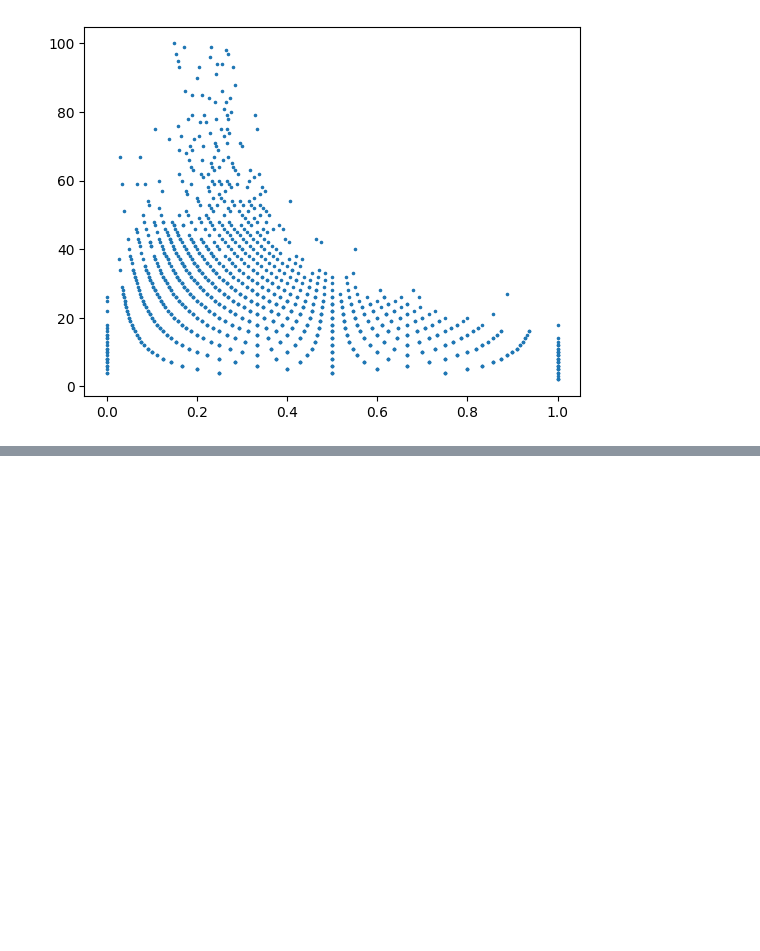
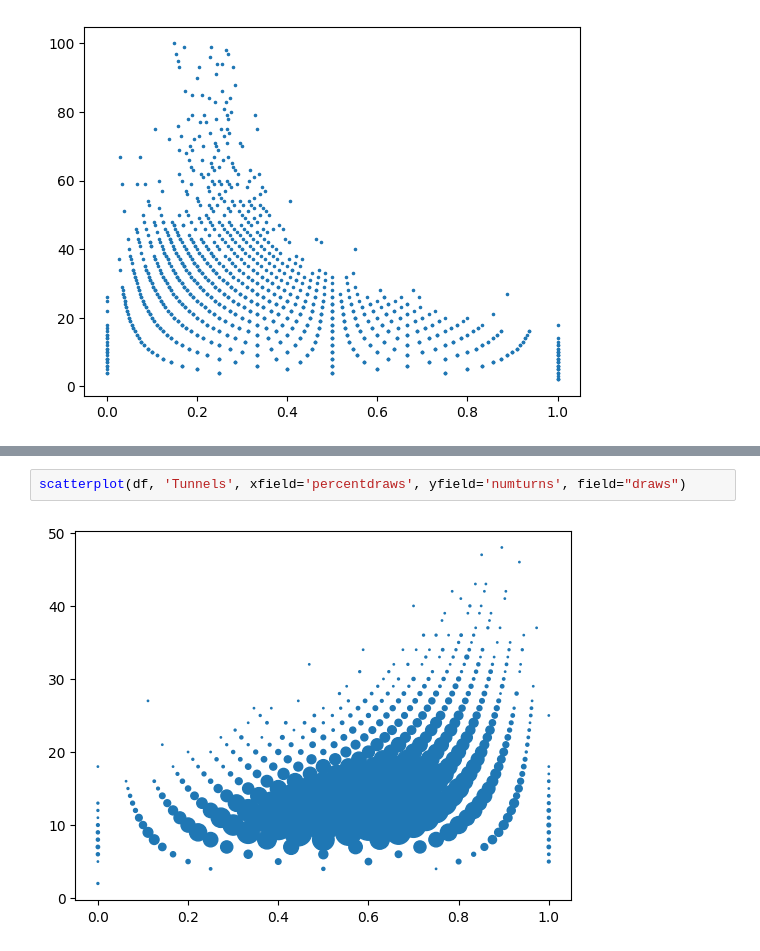
Before and after one commit to P-Hicks/SeniorResearchProject, a Jupyter notebook: notebook_turn_type_graphs.ipynb, the cells around one changed output, grey strips where cells are left out. Drawn from its saved outputs; the diff is of its cells as text; blank space fills up the shorter version.

```diff
--- a/notebook_turn_type_graphs.ipynb
+++ b/notebook_turn_type_graphs.ipynb
@@ -58,0 +59,4 @@ scatterplot(df, 'Replacement', xfield='percentdraws', yfield='numturns')
+# %%
+scatterplot(df, 'Tunnels', xfield='percentdraws', yfield='numturns', field="draws")
+# %% [output]
+[figure, added]
```
Also changed, not shown: parts of 6 cells of this notebook, 5 other files.
